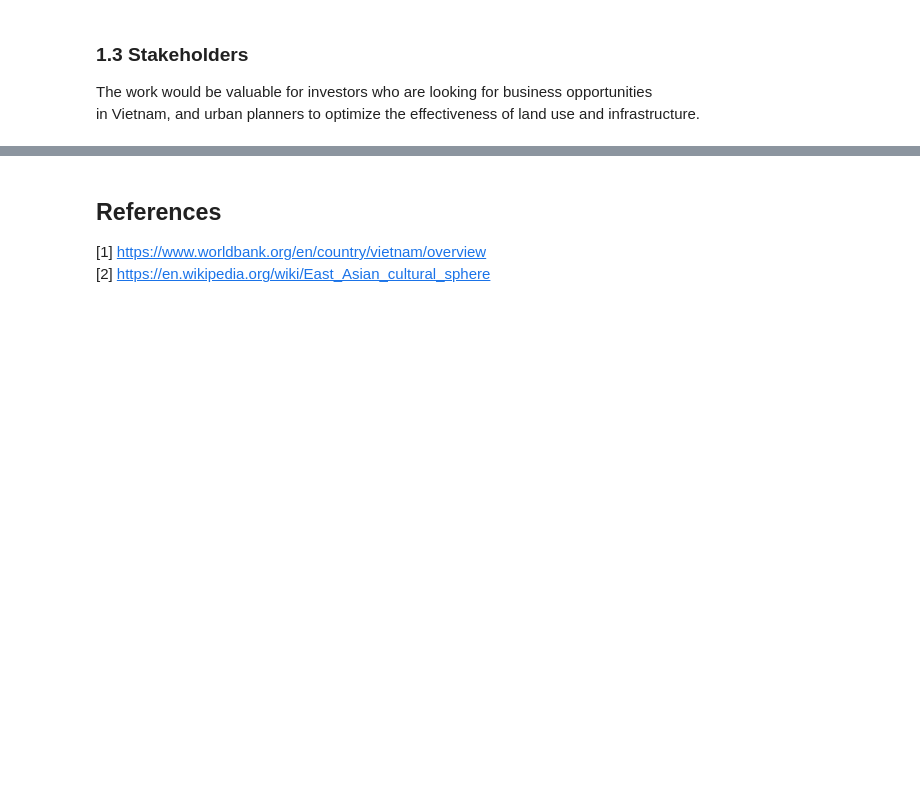
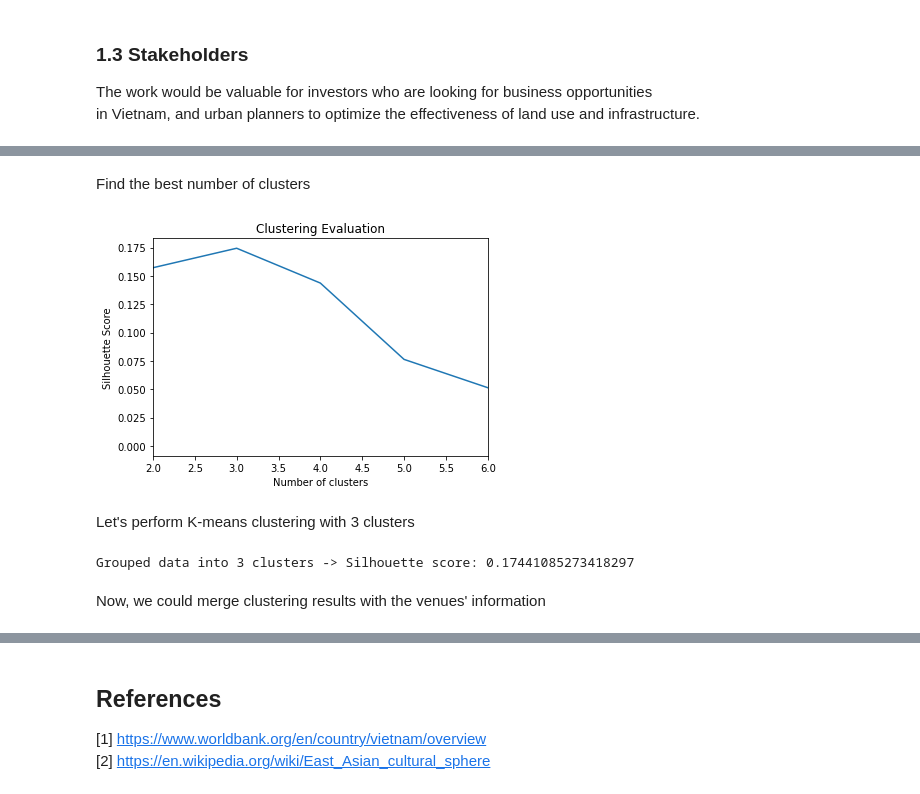
Before and after one commit to lehoang318/Coursera_Capstone, a Jupyter notebook: Potential-Business-Services-in-Vietnam.ipynb, the cells around one changed output, grey strips where cells are left out. Saved outputs shown, nothing was run; the diff lists cells and outputs as text; code cells hidden in the pictures; blank space fills up the shorter version.

```diff
--- a/Potential-Business-Services-in-Vietnam.ipynb
+++ b/Potential-Business-Services-in-Vietnam.ipynb
@@ -51,0 +198,9 @@
+# %%
+beijing_venues = getNearbyVenues(
+                names=df_beijing['Area'],
+                latitudes=df_beijing['Latitude'],
+                longitudes=df_beijing['Longitude']
+              )
+
+print('Number of venues:', len(beijing_venues))
+beijing_venues.head()
@@ -51,0 +428,3 @@
+# %%
+beijing_venues_grouped = preparation(beijing_venues)
+beijing_venues_grouped.head()
@@ -51,0 +482,37 @@
+# %% [markdown]
+Find the best number of clusters
+# %%
+import numpy as np
+from matplotlib import pyplot as plt
+from sklearn.cluster import KMeans
+from sklearn.metrics import silhouette_score
+
+random_states = list(range(0, 10))
+
+def inspect_k_means(df_grouped, kmin = 2, kmax = 8):
+    df_grouped_clustering = df_grouped.drop('Area', 1)
+
+    cluster_numbers = np.arange(kmin, kmax + 1)
+    scores = np.zeros(kmax + 1)
+
+    for n in cluster_numbers:
+        for s in random_states:
+            kmeans = KMeans(n_clusters=n, random_state=s).fit(df_grouped_clustering)
+            scores[n] += silhouette_score(df_grouped_clustering, kmeans.labels_, metric='euclidean')
+
+    scores = scores/len(random_states)
+
+    fig, ax = plt.subplots()
+    ax.plot(scores)
+    ax.set_xlabel('Number of clusters')
+    ax.set_xlim(cluster_numbers[0], cluster_numbers[-1])
+    ax.set_ylabel('Silhouette Score')
+    ax.set_title("Clustering Evaluation")
+
+    plt.show()
+# %%
+inspect_k_means(beijing_venues_grouped, kmax = beijing_venues_grouped.shape[0] - 1)
+# %% [output]
+[figure, added]
+# %% [markdown]
+Let's perform K-means clustering with 3 clusters
@@ -51,0 +534,6 @@
+# %%
+beijing_venues_labels = cluster(beijing_venues_grouped, k = 3)
+# %% [output]
+Grouped data into 3 clusters -> Silhouette score: 0.17441085273418297
+# %% [markdown]
+Now, we could merge clustering results with the venues' information
```
Also changed, not shown: parts of 98 cells of this notebook, 1 other file.
